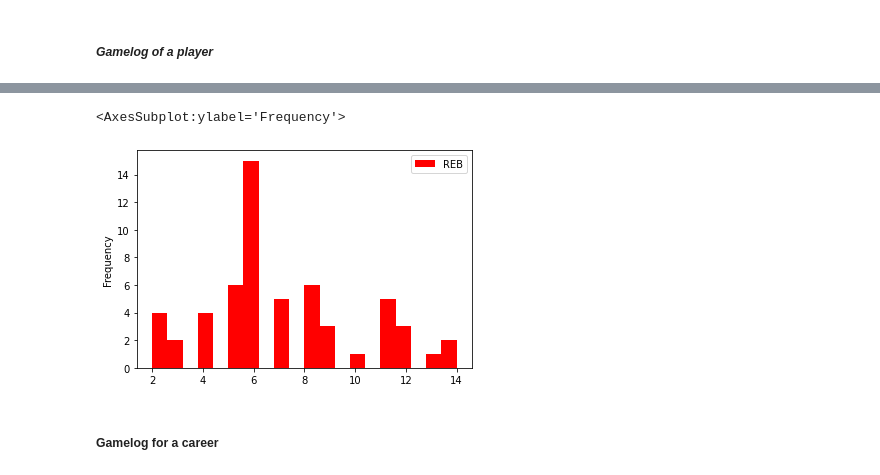
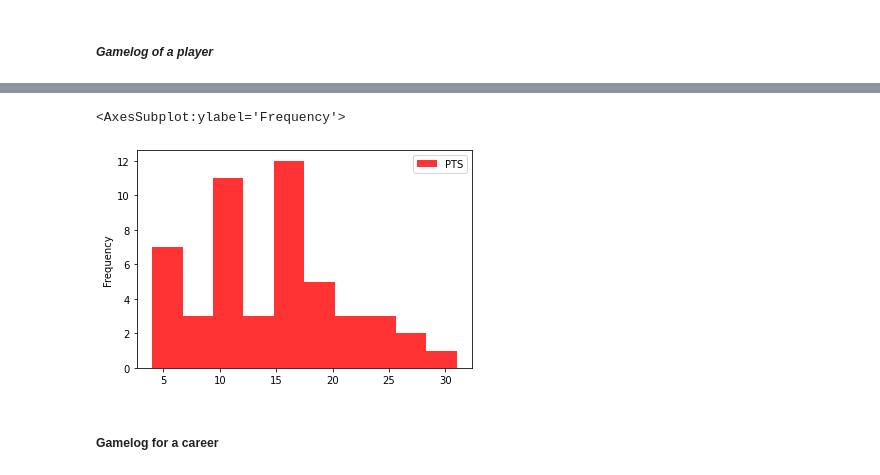
Before and after one commit to hp8990/hp8990.github.io, a Jupyter notebook: nba_api.ipynb, the cells around one changed output, grey strips where cells are left out. Drawn from its saved outputs; the diff is of its cells as text; code cells hidden in the pictures.

Commit message:
Add of nba_api manipulation of data
Extraction, Analysis and Visualization of data from the nba api.

```diff
--- a/nba_api.ipynb
+++ b/nba_api.ipynb
@@ -63,8 +67,17 @@ player_gamelog_select_df.describe()
 8 rows × 22 columns
-# %%
-player_gamelog_select_df.plot.hist(y="REB", bins=20, color="red")
-# %% [output]
-<AxesSubplot:ylabel='Frequency'>
-[figure, removed]
+# %%
+
+player_gamelog_select_df.plot.hist(y="PTS", bins=10, alpha=0.8, color="red")
+
+#fig, ax = plt.subplots()
+
+#for col in ["PTS", "REB", "AST", "FG_PCT", "TOV"]:
+    #player_gamelog_select_df[col].hist(alpha=0.3, ax=ax, label=col)
+
+#player_gamelog_select_df.plot.hist(y="REB", bins=10, alpha=0.5, color="blue")
+#player_gamelog_select_df.plot.hist(y="AST", bins=10, alpha=0.2, color="black")
+# %% [output]
+<AxesSubplot:ylabel='Frequency'>
+[figure, added]
 # %% [markdown]
 ##### **Gamelog for a career**
```
Also changed, not shown: parts of 34 cells of this notebook, 1 other file.
